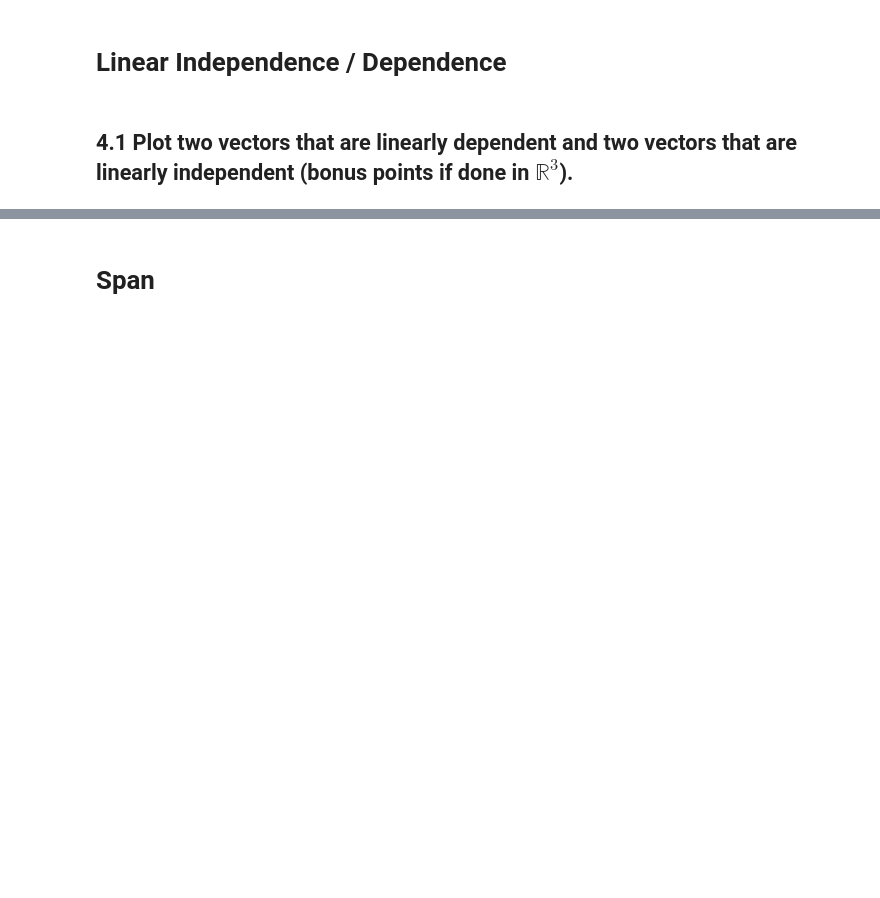
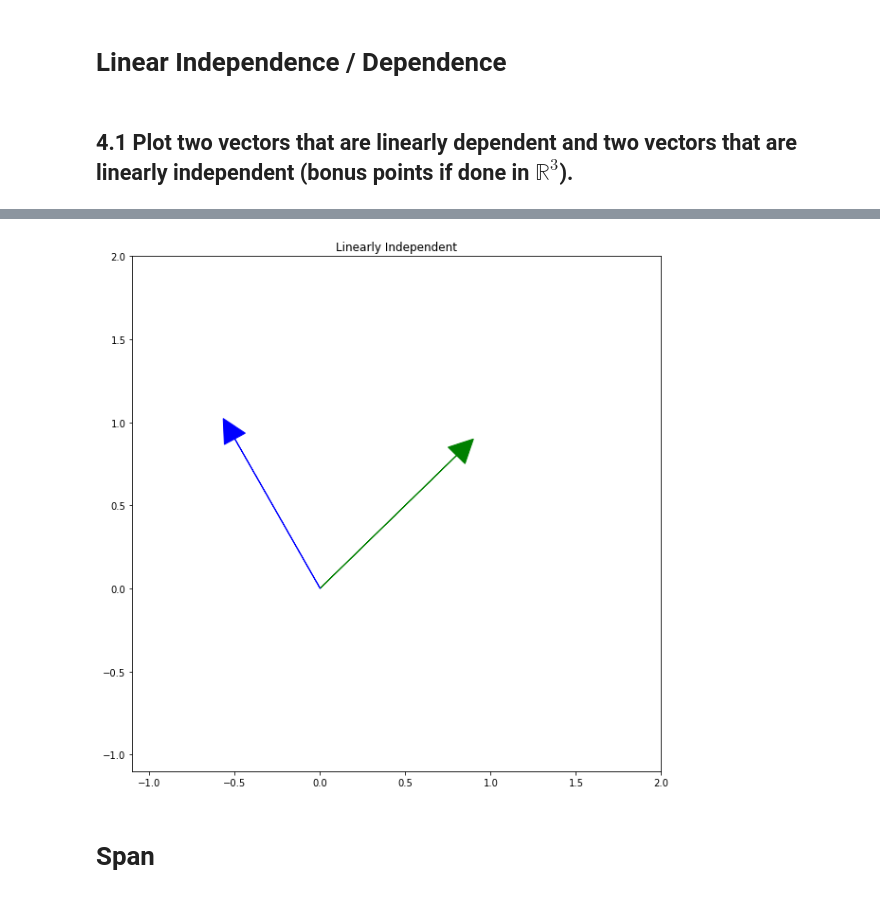
Before and after one commit to bloominstituteoftechnology/DS-Unit-1-Sprint-3-Linear-Algebra, a Jupyter notebook: KHellyer_DS_132_Intermediate_Linear_Algebra_Assignment.ipynb, the cells around one changed output, grey strips where cells are left out. Drawn from its saved outputs; the diff is of its cells as text; code cells hidden in the pictures; blank space fills up the shorter version.

```diff
--- a/KHellyer_DS_132_Intermediate_Linear_Algebra_Assignment.ipynb
+++ b/KHellyer_DS_132_Intermediate_Linear_Algebra_Assignment.ipynb
@@ -221,3 +184,13 @@ f = \begin{bmatrix} 4 & 12 & 11 & 9 & 2 \end{bmatrix}
+# %%
+fig = plt.figure(figsize = (10,10))
+plt.xlim(-1.1,2)
+plt.ylim(-1.1,2)
+
+plt.arrow(0,0,.8,.8, head_width = .14 , head_length = .14, color = 'g')
+plt.arrow(0,0,-.5,.9, head_width= .14 , head_length = .14, color = 'b')
+plt.title('Linearly Independent');
+# %% [output]
+[figure, added]
 # %% [markdown]
 # Span
 # %% [markdown]
```
Also changed, not shown: parts of 37 cells of this notebook.
